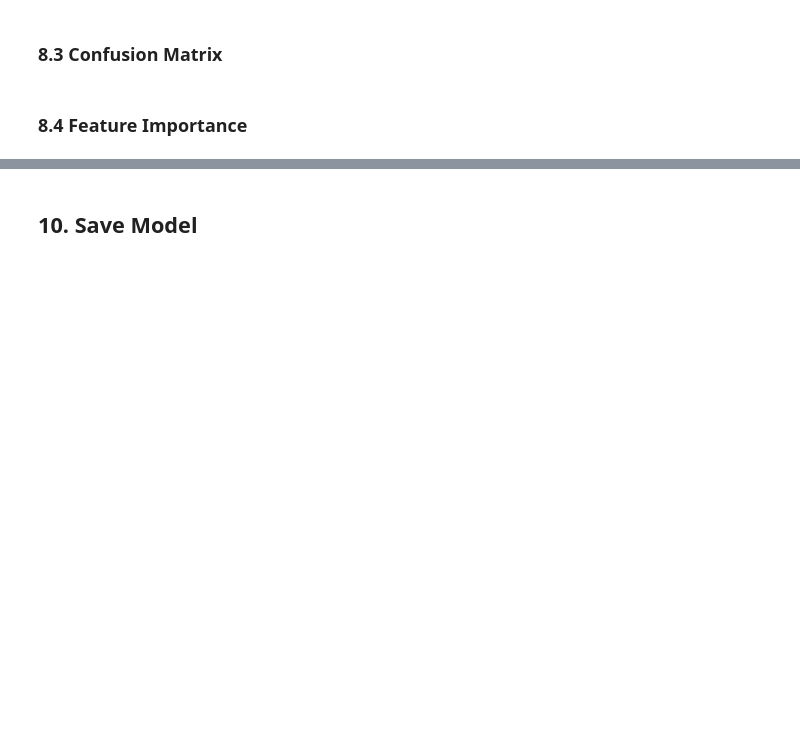
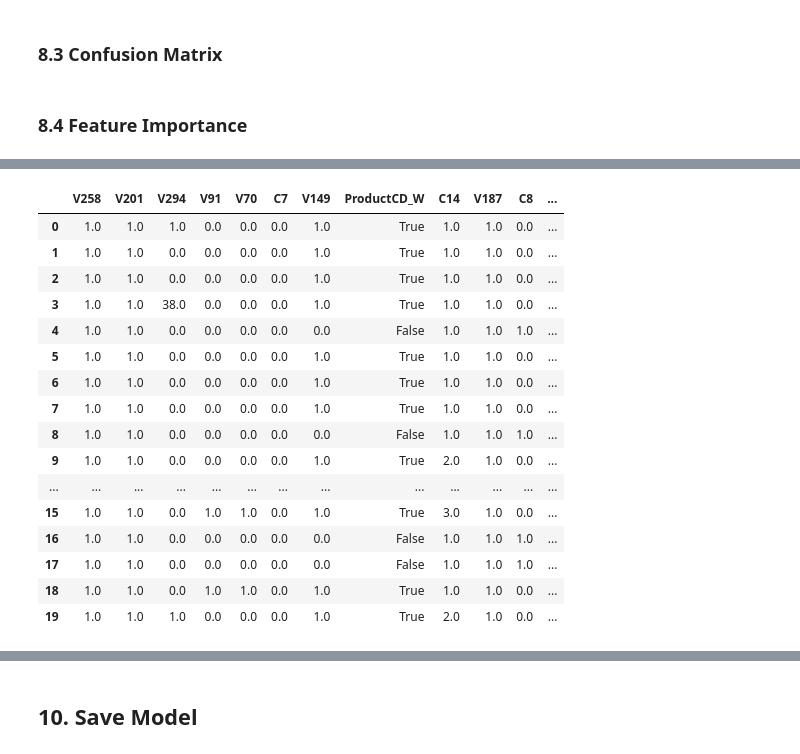
Before and after one commit to BenDuong/Bank-Fraud-Detection, a Jupyter notebook: capstone2_project_template.ipynb, the cells around one changed output, grey strips where cells are left out. Cells and saved outputs as stored; diff of their text form; code cells hidden in the pictures; blank space fills up the shorter version.

```diff
--- a/capstone2_project_template.ipynb
+++ b/capstone2_project_template.ipynb
@@ -917,0 +1035,17 @@ f"Baseline Accuracy: {score2:.1%}"
+# %%
+random_search = RandomizedSearchCV(
+    estimator=best_model,
+    param_distributions=param_dist,
+    n_iter=40,
+    scoring="f1",
+    cv=3,
+    n_jobs=-1,
+    verbose=1,
+    random_state=42
+)
+# %%
+random_search.fit(X_train, y_train)
+
+
+print("Best params:")
+print(random_search.best_params_)
@@ -919,7 +1068,7 @@ f"Baseline Accuracy: {score2:.1%}"
 ### 7.4 Final Model
 # %%
 # Get best model
-# final_model = grid_search.best_estimator_
+final_model = random_search.best_estimator_
 # %% [markdown]
 ---
 ## 8. Final Evaluation
@@ -967,14 +1125,17 @@ f"Baseline Accuracy: {score2:.1%}"
 ### 8.4 Feature Importance
 # %%
 # If your model supports feature importance
-# importances = final_model.named_steps['model'].feature_importances_
-# feature_importance = pd.DataFrame({
-#     'Feature': X.columns,
-#     'Importance': importances
-# }).sort_values('Importance', ascending=False)
+importances = final_model.feature_importances_
+feature_importance = pd.DataFrame({
+     'Feature': X.columns,
+     'Importance': importances
+ }).sort_values('Importance', ascending=False)
 
-# fig = px.bar(feature_importance.head(10),
-#              x='Importance', y='Feature',
-#              title='Top 10 Most Important Features',
-#              orientation='h')
-# fig.show()
+plt.figure(figsize=(8, 4))
+fig = px.bar(feature_importance.head(20),
+              x='Importance', y='Feature',
+              title='Top 20 Most Important Features',
+              orientation='h',
+              width=1600,
+              height=800 )
+fig.show()
@@ -1022,0 +1144,21 @@ f"Baseline Accuracy: {score2:.1%}"
+# %%
+top_20 = feature_importance.head(20)
+trans_train_transformed[top_20["Feature"].to_list()].head(20)
+# %% [output]
+|  | V258 | V201 | V294 | V91 | V70 | C7 | V149 | ProductCD_W | C14 | V187 | C8 | ... |
+| 0 | 1.0 | 1.0 | 1.0 | 0.0 | 0.0 | 0.0 | 1.0 | True | 1.0 | 1.0 | 0.0 | ... |
+| 1 | 1.0 | 1.0 | 0.0 | 0.0 | 0.0 | 0.0 | 1.0 | True | 1.0 | 1.0 | 0.0 | ... |
+| 2 | 1.0 | 1.0 | 0.0 | 0.0 | 0.0 | 0.0 | 1.0 | True | 1.0 | 1.0 | 0.0 | ... |
+| 3 | 1.0 | 1.0 | 38.0 | 0.0 | 0.0 | 0.0 | 1.0 | True | 1.0 | 1.0 | 0.0 | ... |
+| 4 | 1.0 | 1.0 | 0.0 | 0.0 | 0.0 | 0.0 | 0.0 | False | 1.0 | 1.0 | 1.0 | ... |
+| 5 | 1.0 | 1.0 | 0.0 | 0.0 | 0.0 | 0.0 | 1.0 | True | 1.0 | 1.0 | 0.0 | ... |
+| 6 | 1.0 | 1.0 | 0.0 | 0.0 | 0.0 | 0.0 | 1.0 | True | 1.0 | 1.0 | 0.0 | ... |
+| 7 | 1.0 | 1.0 | 0.0 | 0.0 | 0.0 | 0.0 | 1.0 | True | 1.0 | 1.0 | 0.0 | ... |
+| 8 | 1.0 | 1.0 | 0.0 | 0.0 | 0.0 | 0.0 | 0.0 | False | 1.0 | 1.0 | 1.0 | ... |
+| 9 | 1.0 | 1.0 | 0.0 | 0.0 | 0.0 | 0.0 | 1.0 | True | 2.0 | 1.0 | 0.0 | ... |
+| ... | ... | ... | ... | ... | ... | ... | ... | ... | ... | ... | ... | ... |
+| 15 | 1.0 | 1.0 | 0.0 | 1.0 | 1.0 | 0.0 | 1.0 | True | 3.0 | 1.0 | 0.0 | ... |
+| 16 | 1.0 | 1.0 | 0.0 | 0.0 | 0.0 | 0.0 | 0.0 | False | 1.0 | 1.0 | 1.0 | ... |
+| 17 | 1.0 | 1.0 | 0.0 | 0.0 | 0.0 | 0.0 | 0.0 | False | 1.0 | 1.0 | 1.0 | ... |
+| 18 | 1.0 | 1.0 | 0.0 | 1.0 | 1.0 | 0.0 | 1.0 | True | 1.0 | 1.0 | 0.0 | ... |
+| 19 | 1.0 | 1.0 | 1.0 | 0.0 | 0.0 | 0.0 | 1.0 | True | 2.0 | 1.0 | 0.0 | ... |
```
Also changed, not shown: parts of 47 cells of this notebook.
